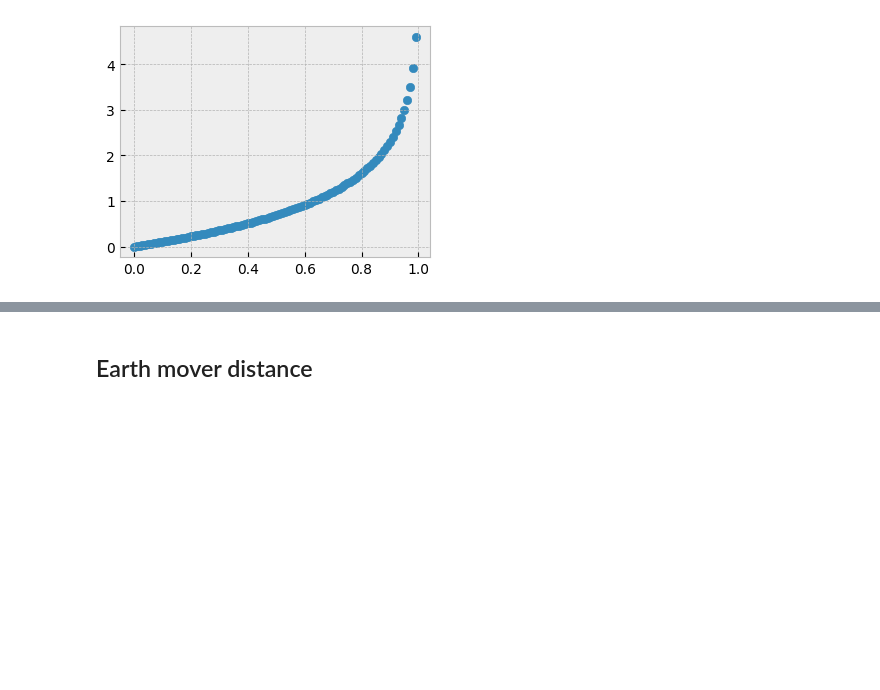
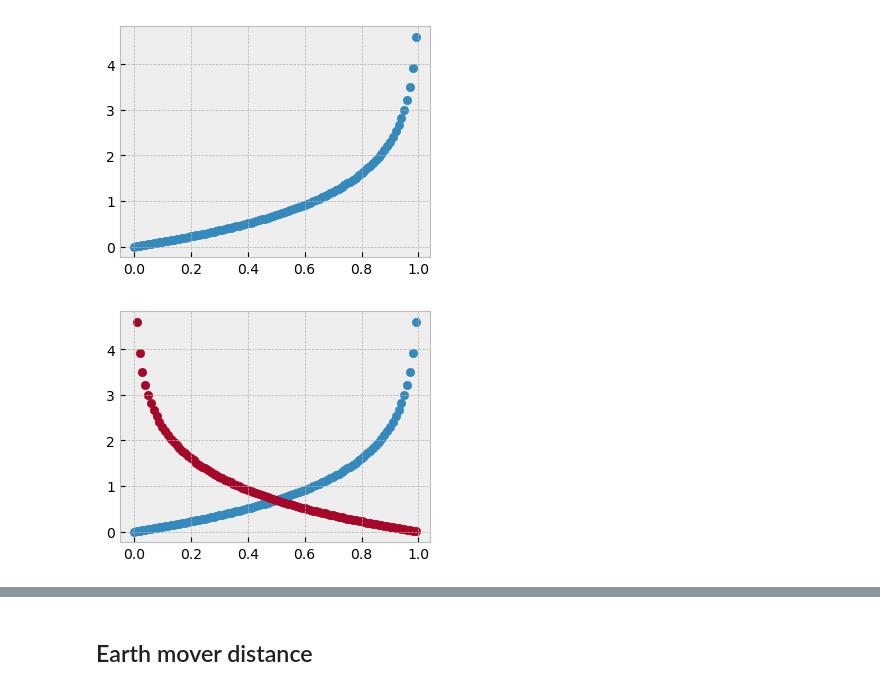
Before and after one commit to prakashjayy/genai, a Jupyter notebook: 00_bce_cost_function.ipynb, the cells around one changed output, grey strips where cells are left out. Cells and saved outputs as stored; diff of their text form; code cells hidden in the pictures; blank space fills up the shorter version.

```diff
--- a/00_bce_cost_function.ipynb
+++ b/00_bce_cost_function.ipynb
@@ -49,6 +56,6 @@ In total we have
 # %%
-x = torch.ones(100)
-y = torch.arange(0, 100)/100
-loss = x * y.log()
+x = np.ones(100)
+y = np.arange(0, 100)/100
+loss = -1* x * np.log(y)
 loss
 # %% [output]
@@ -72,11 +86,18 @@ plt.show()
 # %% [output]
 [figure]
 # %%
-x = torch.zeros(100)
-y = torch.arange(0, 100)/100
-loss = (1-x) * (1-y).log()
+x = np.zeros(100)
+y = np.arange(0, 100)/100
+loss2 = -1 *(1-x) * np.log((1-y))
 plt.figure(figsize=(4, 3))
-plt.scatter(y.numpy(), -1*loss.numpy()) # we added -1 because loss needs to be positive
+plt.scatter(y, loss2) # we added -1 because loss needs to be positive
 plt.show()
 # %% [output]
 [figure]
+# %%
+plt.figure(figsize=(4, 3))
+plt.scatter(y, loss2)
+plt.scatter(y, loss)
+plt.show()
+# %% [output]
+[figure, added]
```
Also changed, not shown: parts of 8 cells of this notebook, 2 other files.
